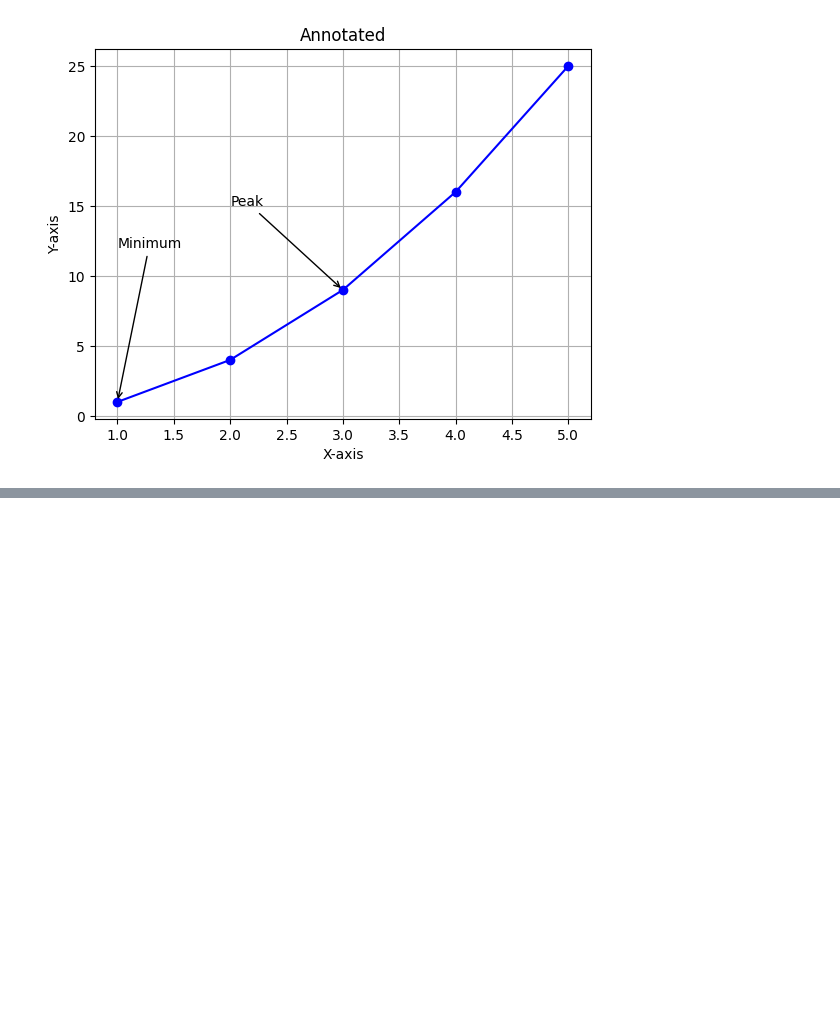
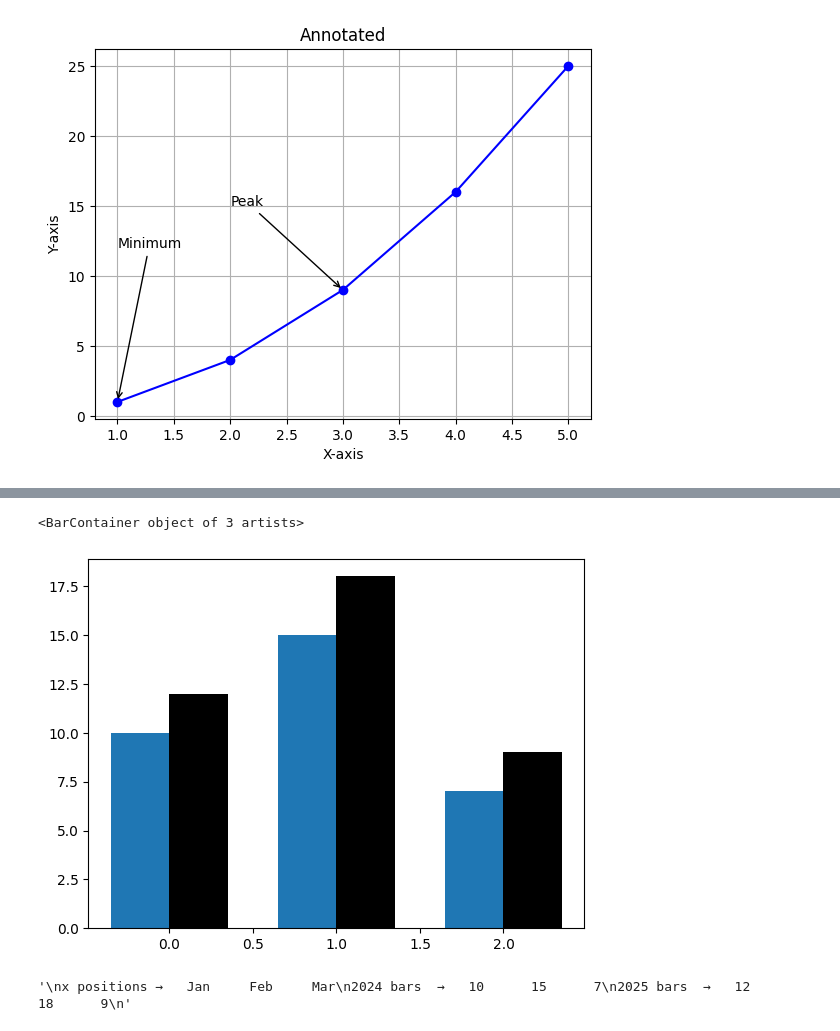
Before and after one commit to Thameempp/Data-analysis, a Jupyter notebook: Visualization/Matplotlib.ipynb, the cells around one changed output, grey strips where cells are left out. Saved outputs shown, nothing was run; the diff lists cells and outputs as text; code cells hidden in the pictures; blank space fills up the shorter version.

```diff
--- a/Visualization/Matplotlib.ipynb
+++ b/Visualization/Matplotlib.ipynb
@@ -192,0 +232,27 @@ plt.show()
+# %%
+# Grouped bar plot
+# example 1
+x = np.arange(len(categories))
+width = 0.35
+plt.bar(x-width/2, [10, 15, 7], width, label='2024')
+plt.bar(x+width/2, [12, 18, 9],width, label='2025', color='black')
+# %% [output]
+<BarContainer object of 3 artists>
+[figure, added]
+# %%
+# explanation of grouped bar plot
+"""
+x + width/2 → positions of the bars on the X-axis
+[12, 18, 9] → Y-axis values (bar heights)
+width → thickness of each bar
+label='2025' → legend name
+color='black' → bar color
+"""
+
+'''
+x positions →   Jan     Feb     Mar
+2024 bars  →   10      15      7
+2025 bars  →   12      18      9
+'''
+# %% [output]
+'\nx positions →   Jan     Feb     Mar\n2024 bars  →   10      15      7\n2025 bars  →   12      18      9\n'
```
Also changed, not shown: parts of 32 cells of this notebook, 2 other files.
